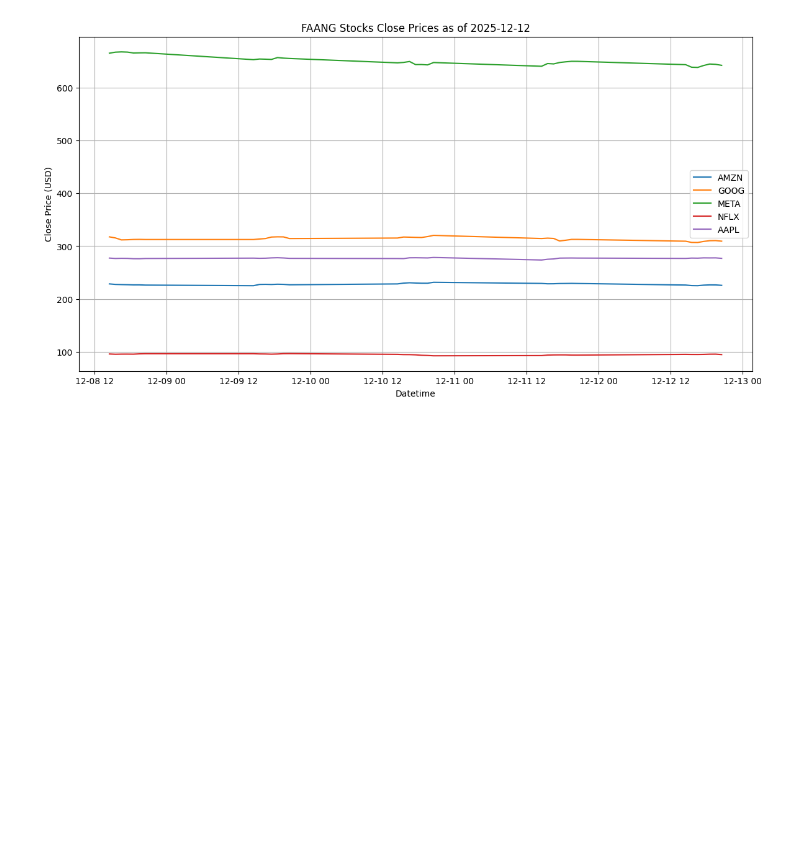
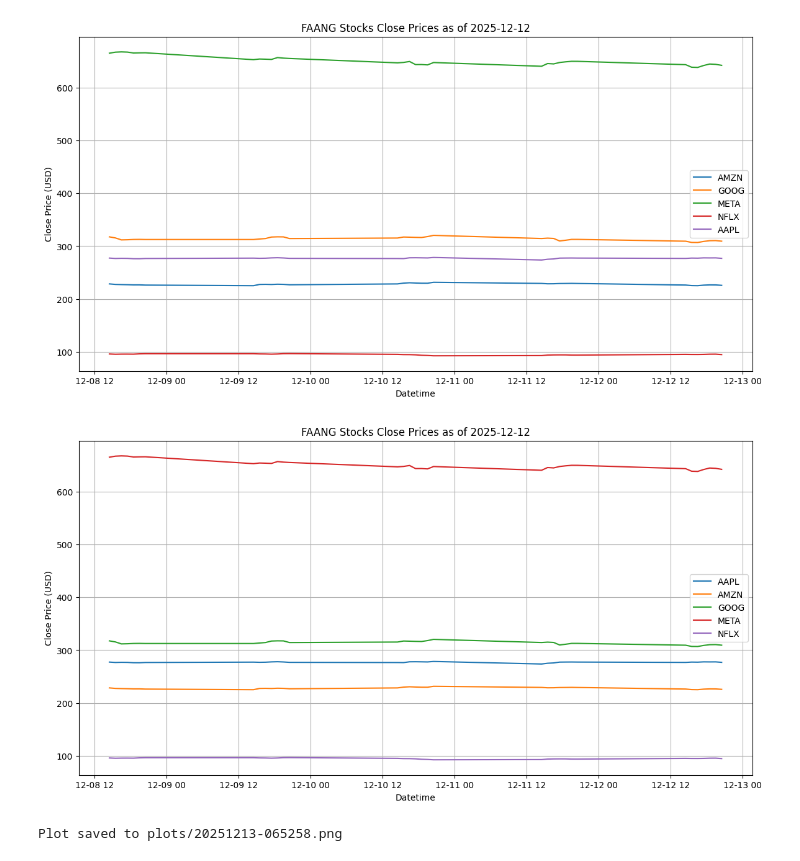
Before and after one commit to Robson41/computer_infrastructure_assessment, a Jupyter notebook: problems.ipynb, the cells around one changed output. Saved outputs shown, nothing was run; the diff lists cells and outputs as text; code cells hidden in the pictures; blank space fills up the shorter version.

```diff
--- a/problems.ipynb
+++ b/problems.ipynb
@@ -367,3 +367,56 @@ plt.show()
 Found 5 CSV files in 'data' folder.
 All FAANG stocks loaded and cleaned: ['AMZN', 'GOOG', 'META', 'NFLX', 'AAPL']
 [figure]
+# %%
+# ==============================
+# Cell 9: Problem 2 - Plotting Data
+# ==============================
+
+import os
+from datetime import datetime
+import matplotlib.pyplot as plt
+import pandas as pd
+
+def plot_data():
+    data_folder = "data"
+    plots_folder = "plots"
+
+    # Create plots folder if it doesn't exist
+    os.makedirs(plots_folder, exist_ok=True)
+
+    # Load latest CSV for each FAANG stock
+    faang_data = {}
+    for file in sorted(os.listdir(data_folder)):
+        if file.endswith(".csv"):
+            ticker = file.split("_")[0]
+            file_path = os.path.join(data_folder, file)
+            df = pd.read_csv(file_path, skiprows=2, index_col=0)
+            df.columns = ["Open", "High", "Low", "Close", "Adj Close", "Volume"]
+            df.index = pd.to_datetime(df.index, errors="coerce")
+            df[["Open", "High", "Low", "Close", "Adj Close", "Volume"]] = df[["Open", "High", "Low", "Close", "Adj Close", "Volume"]].astype(float)
+            faang_data[ticker] = df
+
+    # Plot Close prices
+    plt.figure(figsize=(14,7))
+    for ticker, df in faang_data.items():
+        plt.plot(df.index, df['Close'], label=ticker)
+
+    latest_date = max(df.index.max() for df in faang_data.values()).strftime("%Y-%m-%d")
+    plt.title(f"FAANG Stocks Close Prices as of {latest_date}")
+    plt.xlabel("Datetime")
+    plt.ylabel("Close Price (USD)")
+    plt.legend()
+    plt.grid(True)
+
+    # Save plot
+    filename = datetime.now().strftime("%Y%m%d-%H%M%S.png")
+    save_path = os.path.join(plots_folder, filename)
+    plt.savefig(save_path)
+    plt.show()
+    print(f"Plot saved to {save_path}")
+
+# Run the function
+plot_data()
+# %% [output]
+[figure, added]
+Plot saved to plots/20251213-065258.png
```
Also changed, not shown: parts of 4 cells of this notebook, 4 other files.
